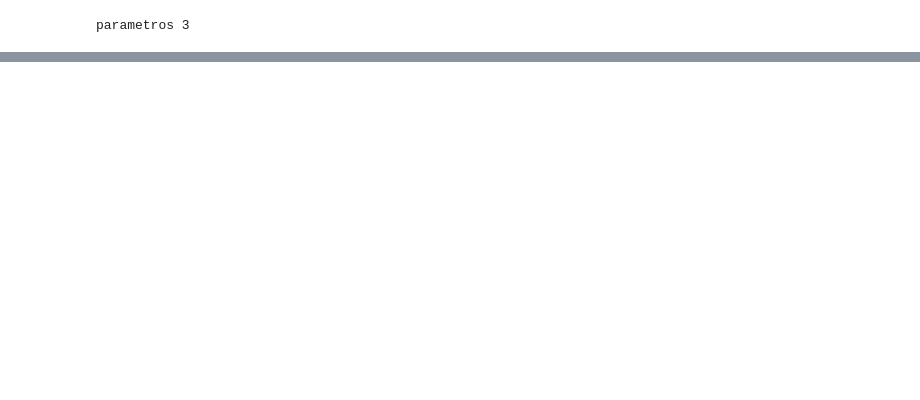
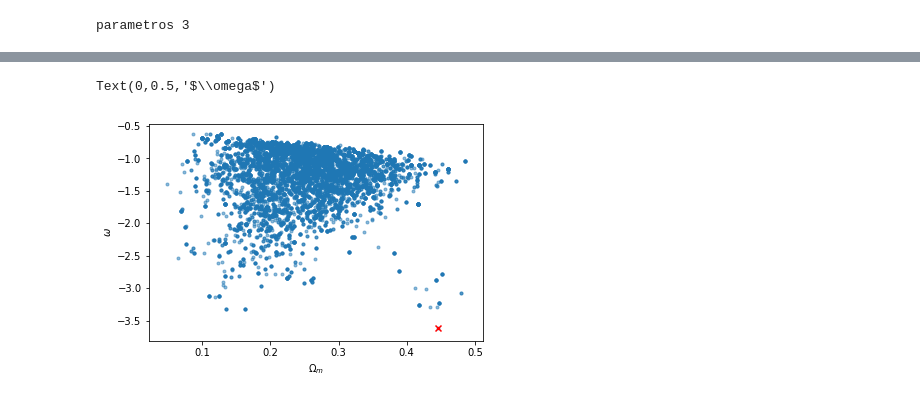
Before and after one commit to fluowhy/MCMC-methods, a Jupyter notebook: mcmc_met_has.ipynb, the cells around one changed output, grey strips where cells are left out. Drawn from its saved outputs; the diff is of its cells as text; code cells hidden in the pictures; blank space fills up the shorter version.

```diff
--- a/mcmc_met_has.ipynb
+++ b/mcmc_met_has.ipynb
@@ -342,0 +296,8 @@ Xi2 minimo omm, oml, w 0.283 0.612 -1.155
+# %%
+plt.scatter(R[0]['om'], R[0]['w'], marker='.', alpha=0.5)
+plt.scatter(R[0]['om'][0], R[0]['w'][0], marker='x', color='red', alpha=1)
+plt.xlabel(r'$\Omega_{m}$')
+plt.ylabel(r'$\omega$')
+# %% [output]
+Text(0,0.5,'$\\omega$')
+[figure, added]
```
Also changed, not shown: parts of 8 cells of this notebook, 2 other files.
